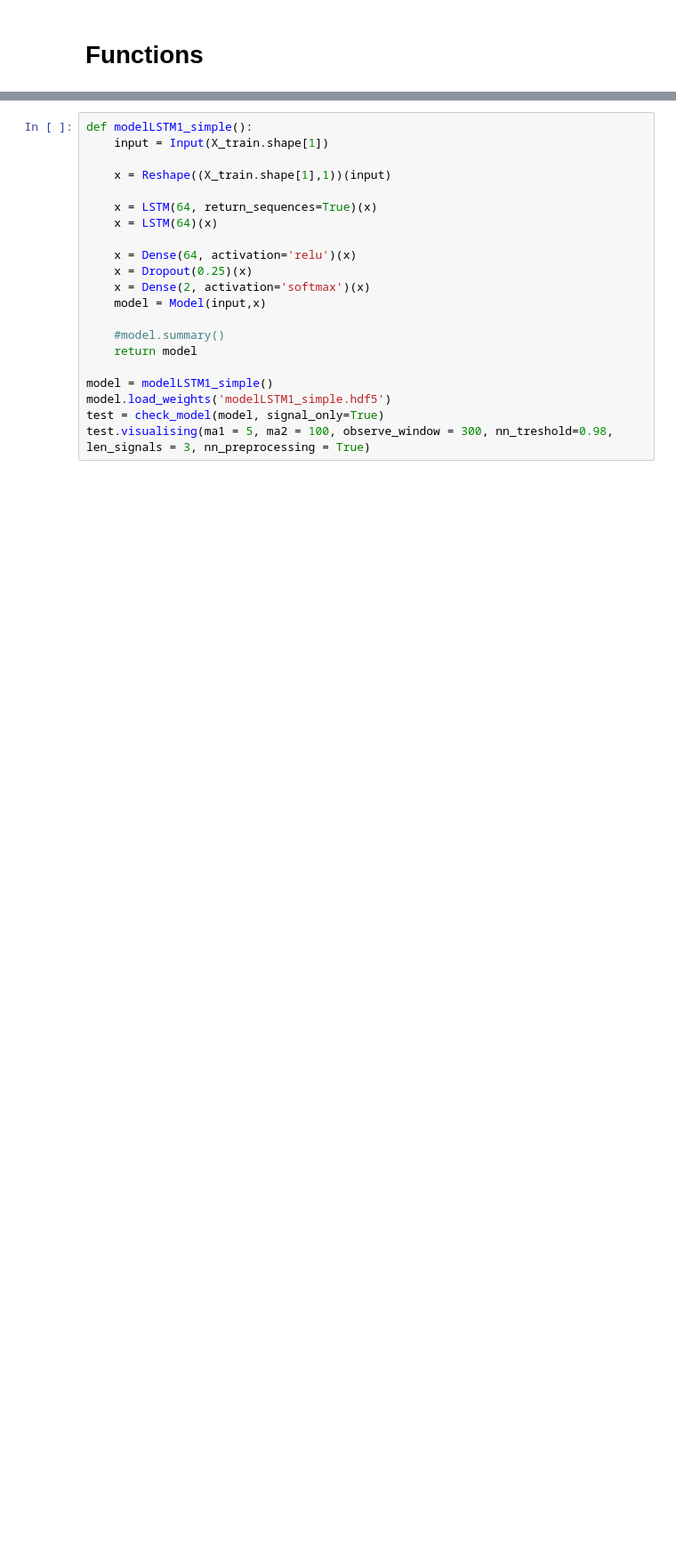
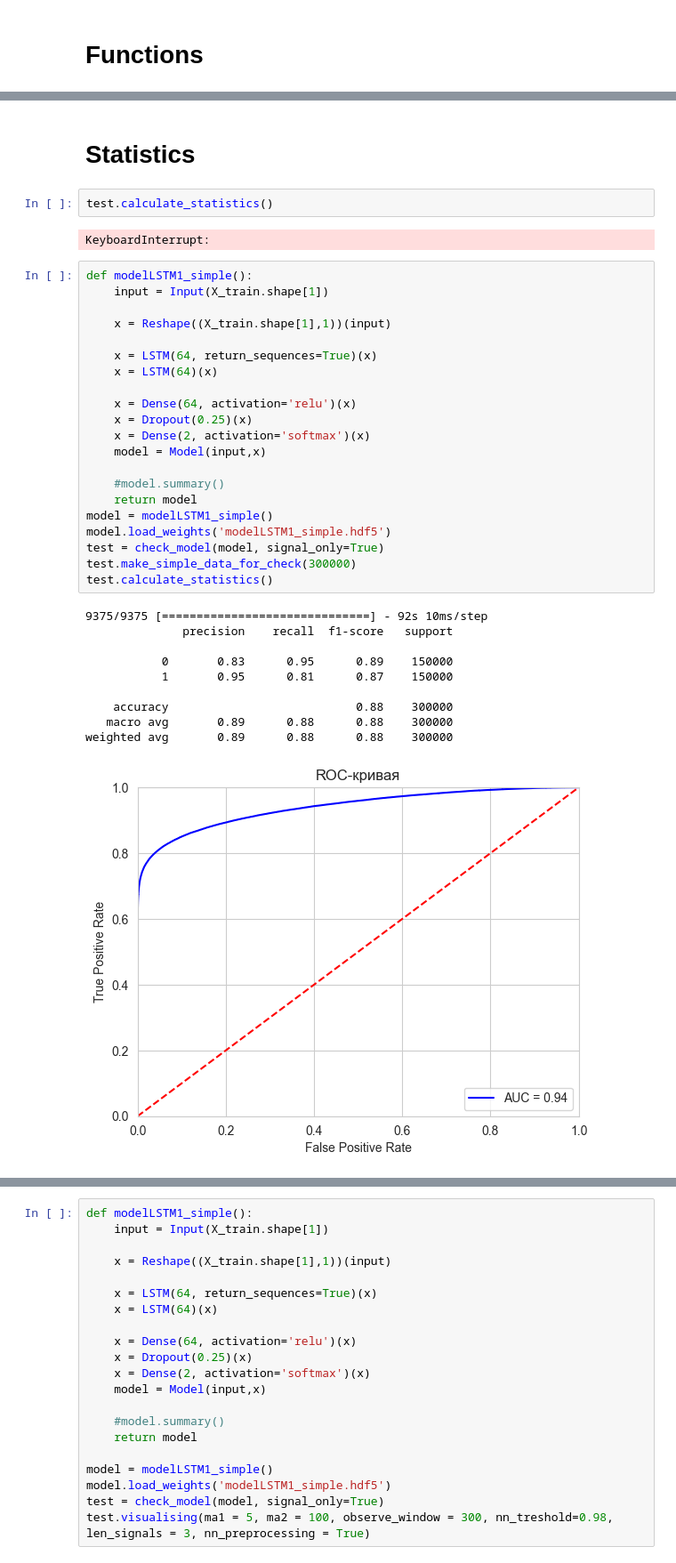
Before and after one commit to aldmitry/signal_processing_with_NN, a Jupyter notebook: Single_signal.ipynb, the cells around one changed output, grey strips where cells are left out. Shown at 89% size. Drawn from its saved outputs; the diff is of its cells as text; blank space fills up the shorter version.

```diff
--- a/Single_signal.ipynb
+++ b/Single_signal.ipynb
@@ -770,0 +784,38 @@ class check_model(nn_data_maker):
+# %% [markdown]
+# Statistics
+# %%
+test.calculate_statistics()
+# %% [output]
+KeyboardInterrupt:
+# %%
+def modelLSTM1_simple():
+    input = Input(X_train.shape[1])
+
+    x = Reshape((X_train.shape[1],1))(input)
+
+    x = LSTM(64, return_sequences=True)(x)
+    x = LSTM(64)(x)
+
+    x = Dense(64, activation='relu')(x)
+    x = Dropout(0.25)(x)
+    x = Dense(2, activation='softmax')(x)
+    model = Model(input,x)
+
+    #model.summary()
+    return model
+model = modelLSTM1_simple()
+model.load_weights('modelLSTM1_simple.hdf5')
+test = check_model(model, signal_only=True)
+test.make_simple_data_for_check(300000)
+test.calculate_statistics()
+# %% [output]
+9375/9375 [==============================] - 92s 10ms/step
+              precision    recall  f1-score   support
+
+           0       0.83      0.95      0.89    150000
+           1       0.95      0.81      0.87    150000
+
+    accuracy                           0.88    300000
+   macro avg       0.89      0.88      0.88    300000
+weighted avg       0.89      0.88      0.88    300000
+[figure, added]
```
Also changed, not shown: parts of 5 cells of this notebook.
